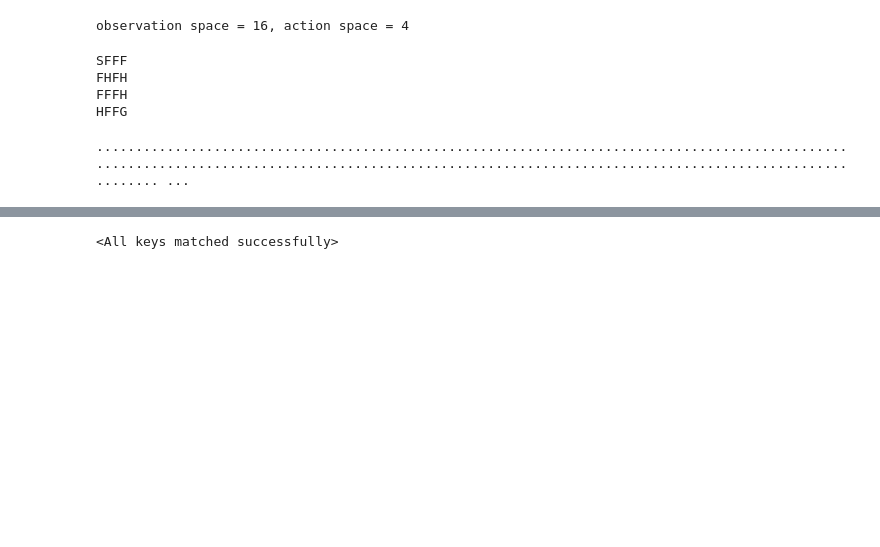
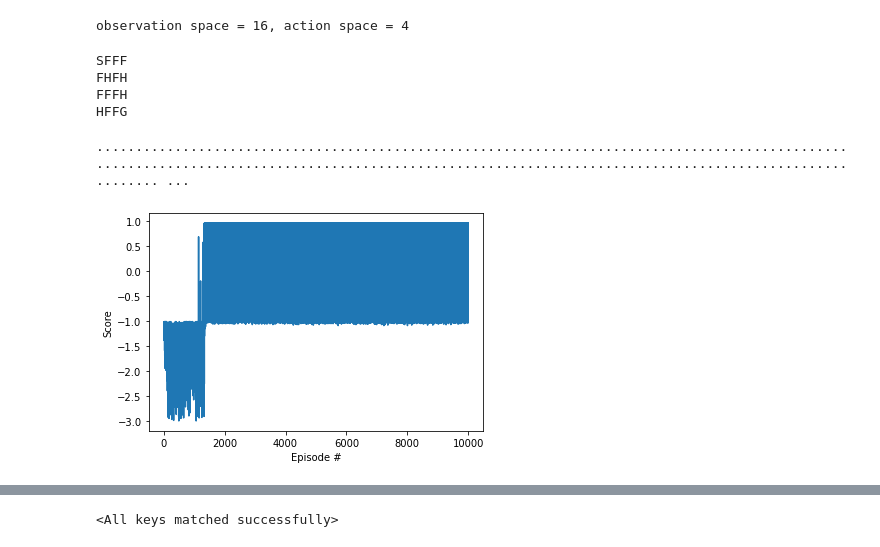
Before and after one commit to lequievre/pybullet_tests, a Jupyter notebook: tests_rl/test_dqn_frozen_lake.ipynb, the cells around one changed output, grey strips where cells are left out. Drawn from its saved outputs; the diff is of its cells as text; code cells hidden in the pictures; blank space fills up the shorter version.

Commit message:
Added plot of score and mean of loss per episodes

```diff
--- a/tests_rl/test_dqn_frozen_lake.ipynb
+++ b/tests_rl/test_dqn_frozen_lake.ipynb
@@ -90,12 +94,19 @@ class Trainer:
         self.optimizer = optim.Adam(params=self.agent.parameters())
         self.env = env
         self.gamma = 0.99
+        self.scores = []  # list containing scores from each episode
+        self.mean_losses = [] # list containing mean loss from each episode
+        self.losses = []
 
     def train(self, epoch):
+        self.scores = []
+        self.mean_losses = []
         for i in range(epoch):
             print('.', end='')
             current_state = self.env.reset()
             j = 0
+            score = 0
+            self.losses = []
             while j < 200:
                 # perform chosen action
                 an_action = self.choose_action(current_state)
@@ -104,6 +115,8 @@ class Trainer:
                 # calculate target and loss
                 target_q = reward + self.gamma * torch.max(self.agent(next_state).detach()) # detach from the computing flow
                 loss = F.smooth_l1_loss(self.agent(current_state)[an_action], target_q)
+                #print("loss = {}".format(loss))
+                self.losses.append(loss.detach().numpy())
 
                 # update model to optimize Q
                 self.optimizer.zero_grad()
@@ -113,8 +126,12 @@ class Trainer:
                 # update state
                 current_state = next_state
                 j += 1
+                score += reward
+
                 if done == True: break
-
+            self.scores.append(score)      # save most recent score
+            mean_loss = np.mean(self.losses) # calculate mean of epoch losses
+            self.mean_losses.append(mean_loss) # save mean loss of each epoch
 
         print("Train is done !")
 
@@ -132,6 +149,16 @@ class Trainer:
 # %%
 # Use Trainer class to train Agent network
 t = Trainer(env)
-t.train(2000)
+t.train(10000)
 # %% [output]
 ........................................................................................................................................................................................................ ...
+# %%
+# plot the scores
+fig = plt.figure()
+ax = fig.add_subplot(111)
+plt.plot(np.arange(len(t.scores)), t.scores)
+plt.ylabel('Score')
+plt.xlabel('Episode #')
+plt.show()
+# %% [output]
+[figure, added]
```
Also changed, not shown: parts of 8 cells of this notebook.
